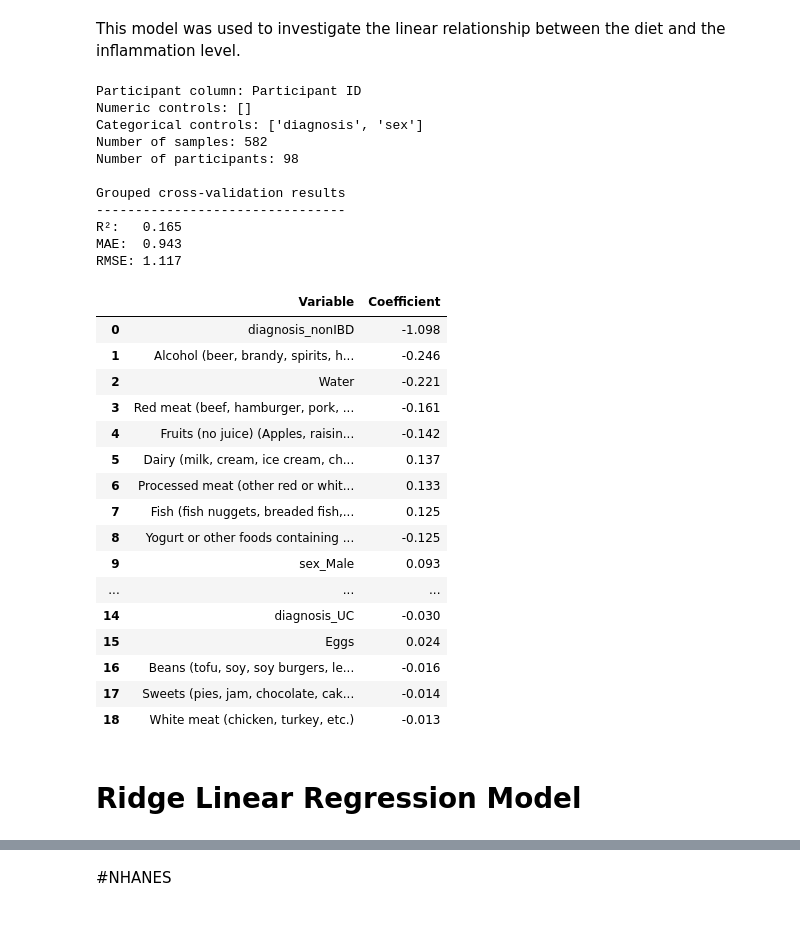
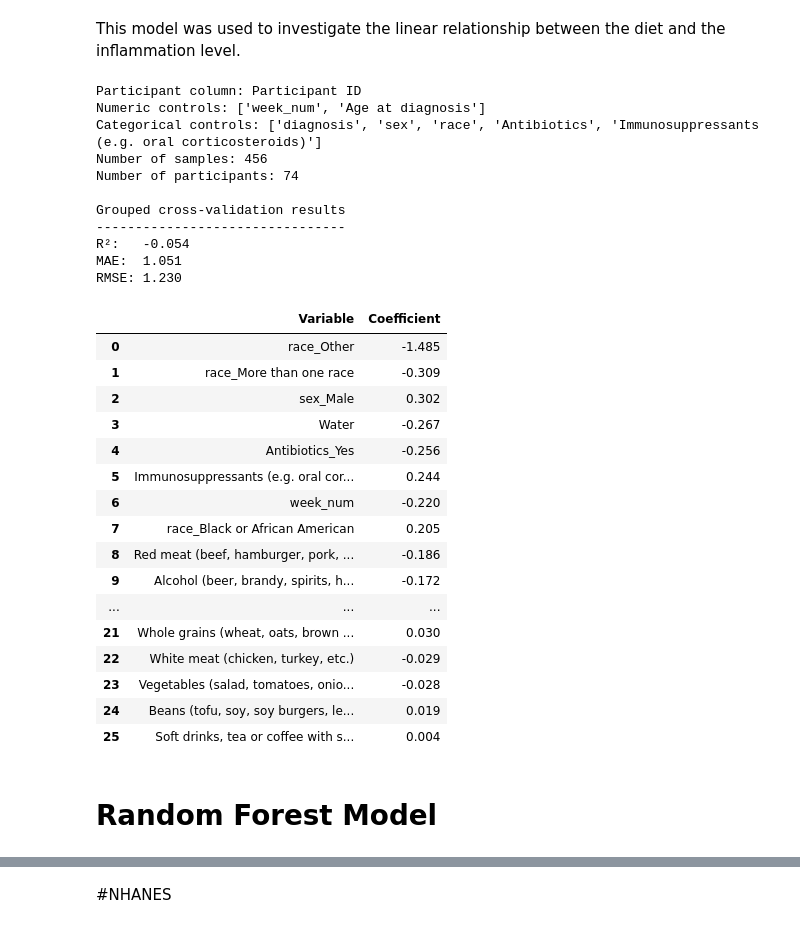
Before and after one commit to NooraZhang/IBD-diet-and-inflammation-analysis, a Jupyter notebook: IBDMDB_analysis.ipynb, the cells around one changed output, grey strips where cells are left out. Cells and saved outputs as stored; diff of their text form; code cells hidden in the pictures.

```diff
--- a/IBDMDB_analysis.ipynb
+++ b/IBDMDB_analysis.ipynb
@@ -361,0 +364,12 @@ A log-transformed graph is generated to show the distribution of fecal calprotec
+# %%
+df_clean_all = df_clean.copy()
+
+# Retain only participants with IBD for the primary analysis
+df_clean = df_clean_all[
+    df_clean_all["diagnosis"].isin(["CD", "UC"])
+].copy()
+
+print("Complete cleaned dataset:", df_clean_all.shape)
+print("IBD-only analysis dataset:", df_clean.shape)
+print(df_clean["diagnosis"].value_counts())
+print("Participants:", df_clean["Participant ID"].nunique())
@@ -1068,17 +1176,17 @@ if participant_col is None:
 # --------------------------------------------------
 
 numeric_control_candidates = [
-    "age",
-    "BMI"
+    "week_num",
+    "Age at diagnosis"
 ]
 
 categorical_control_candidates = [
     "diagnosis",
     "sex",
-    "antibiotics",
-    "immunosuppressants"
+    "race",
+    "Antibiotics",
+    "Immunosuppressants (e.g. oral corticosteroids)"
 ]
-
 numeric_controls = [
     col for col in numeric_control_candidates
     if col in df_clean.columns
@@ -1168,6 +1276,7 @@ if categorical_controls:
                 handle_unknown="ignore",
                 drop="first",
                 sparse_output=False
+
             )
         )
     ])
@@ -1276,55 +1385,55 @@ coefficient_df = pd.DataFrame({
 coefficient_df["Variable"] = (
     coefficient_df["Variable"]
     .str.replace("numeric__", "", regex=False)
     .str.replace("categorical__", "", regex=False)
 )
 
 coefficient_df["Absolute coefficient"] = (
     coefficient_df["Coefficient"].abs()
 )
 
 coefficient_df = (
     coefficient_df
     .sort_values(
         "Absolute coefficient",
         ascending=False
     )
     .reset_index(drop=True)
 )
 
 display(
     coefficient_df[
         ["Variable", "Coefficient"]
     ].round(3)
 )
 # %% [output]
 Participant column: Participant ID
-Numeric controls: []
-Categorical controls: ['diagnosis', 'sex']
-Number of samples: 582
-Number of participants: 98
+Numeric controls: ['week_num', 'Age at diagnosis']
+Categorical controls: ['diagnosis', 'sex', 'race', 'Antibiotics', 'Immunosuppressants (e.g. oral corticosteroids)']
+Number of samples: 456
+Number of participants: 74
 
 Grouped cross-validation results
 --------------------------------
-R²:   0.165
-MAE:  0.943
-RMSE: 1.117
+R²:   -0.054
+MAE:  1.051
+RMSE: 1.230
 |  | Variable | Coefficient |
-| 0 | diagnosis_nonIBD | -1.098 |
-| 1 | Alcohol (beer, brandy, spirits, h... | -0.246 |
-| 2 | Water | -0.221 |
-| 3 | Red meat (beef, hamburger, pork, ... | -0.161 |
-| 4 | Fruits (no juice) (Apples, raisin... | -0.142 |
-| 5 | Dairy (milk, cream, ice cream, ch... | 0.137 |
-| 6 | Processed meat (other red or whit... | 0.133 |
-| 7 | Fish (fish nuggets, breaded fish,... | 0.125 |
-| 8 | Yogurt or other foods containing ... | -0.125 |
-| 9 | sex_Male | 0.093 |
+| 0 | race_Other | -1.485 |
+| 1 | race_More than one race | -0.309 |
+| 2 | sex_Male | 0.302 |
+| 3 | Water | -0.267 |
+| 4 | Antibiotics_Yes | -0.256 |
+| 5 | Immunosuppressants (e.g. oral cor... | 0.244 |
+| 6 | week_num | -0.220 |
+| 7 | race_Black or African American | 0.205 |
+| 8 | Red meat (beef, hamburger, pork, ... | -0.186 |
+| 9 | Alcohol (beer, brandy, spirits, h... | -0.172 |
 | ... | ... | ... |
-| 14 | diagnosis_UC | -0.030 |
-| 15 | Eggs | 0.024 |
-| 16 | Beans (tofu, soy, soy burgers, le... | -0.016 |
-| 17 | Sweets (pies, jam, chocolate, cak... | -0.014 |
-| 18 | White meat (chicken, turkey, etc.) | -0.013 |
+| 21 | Whole grains (wheat, oats, brown ... | 0.030 |
+| 22 | White meat (chicken, turkey, etc.) | -0.029 |
+| 23 | Vegetables (salad, tomatoes, onio... | -0.028 |
+| 24 | Beans (tofu, soy, soy burgers, le... | 0.019 |
+| 25 | Soft drinks, tea or coffee with s... | 0.004 |
-# %% [markdown]
-# Ridge Linear Regression Model
+# %% [markdown]
+# Random Forest Model
```
Also changed, not shown: parts of 18 cells of this notebook.
